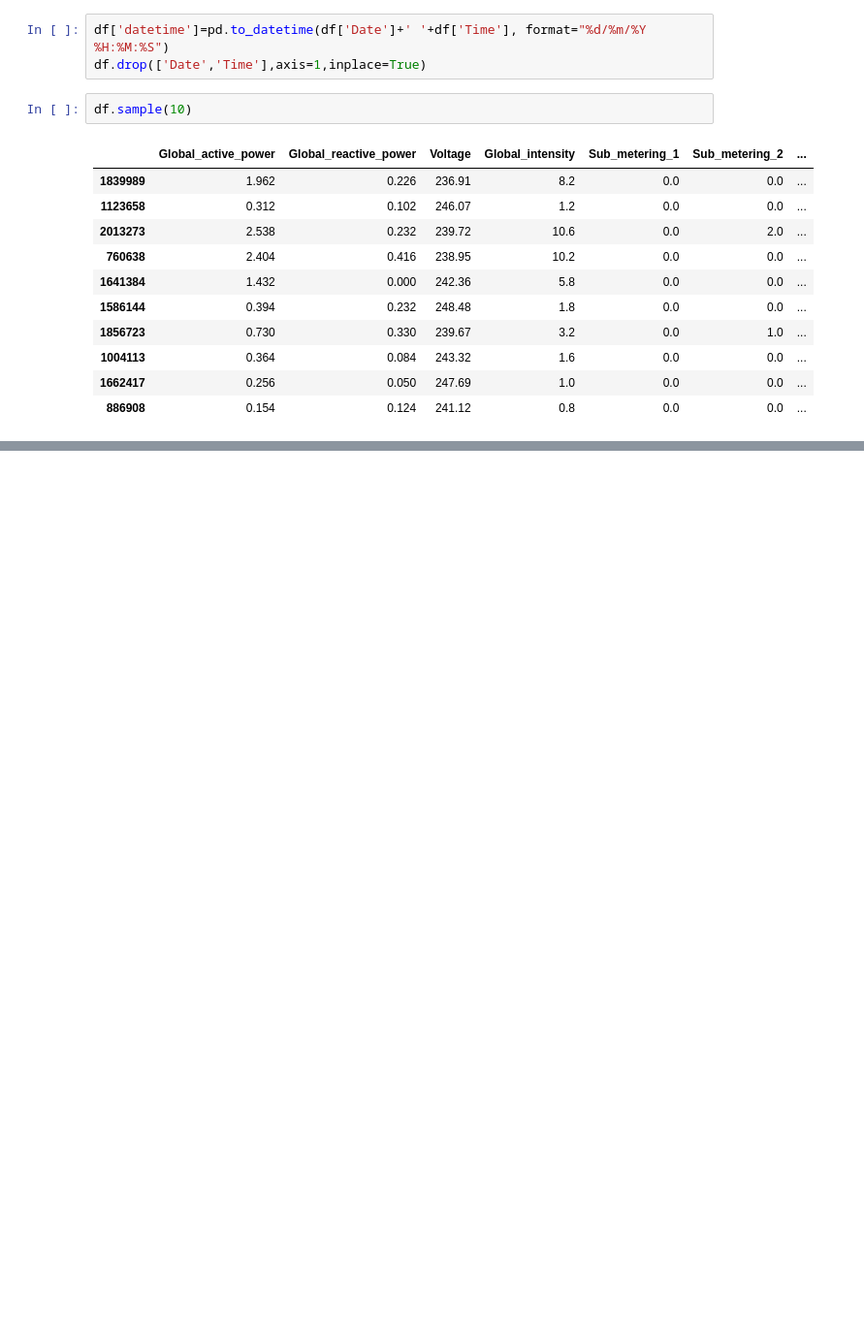
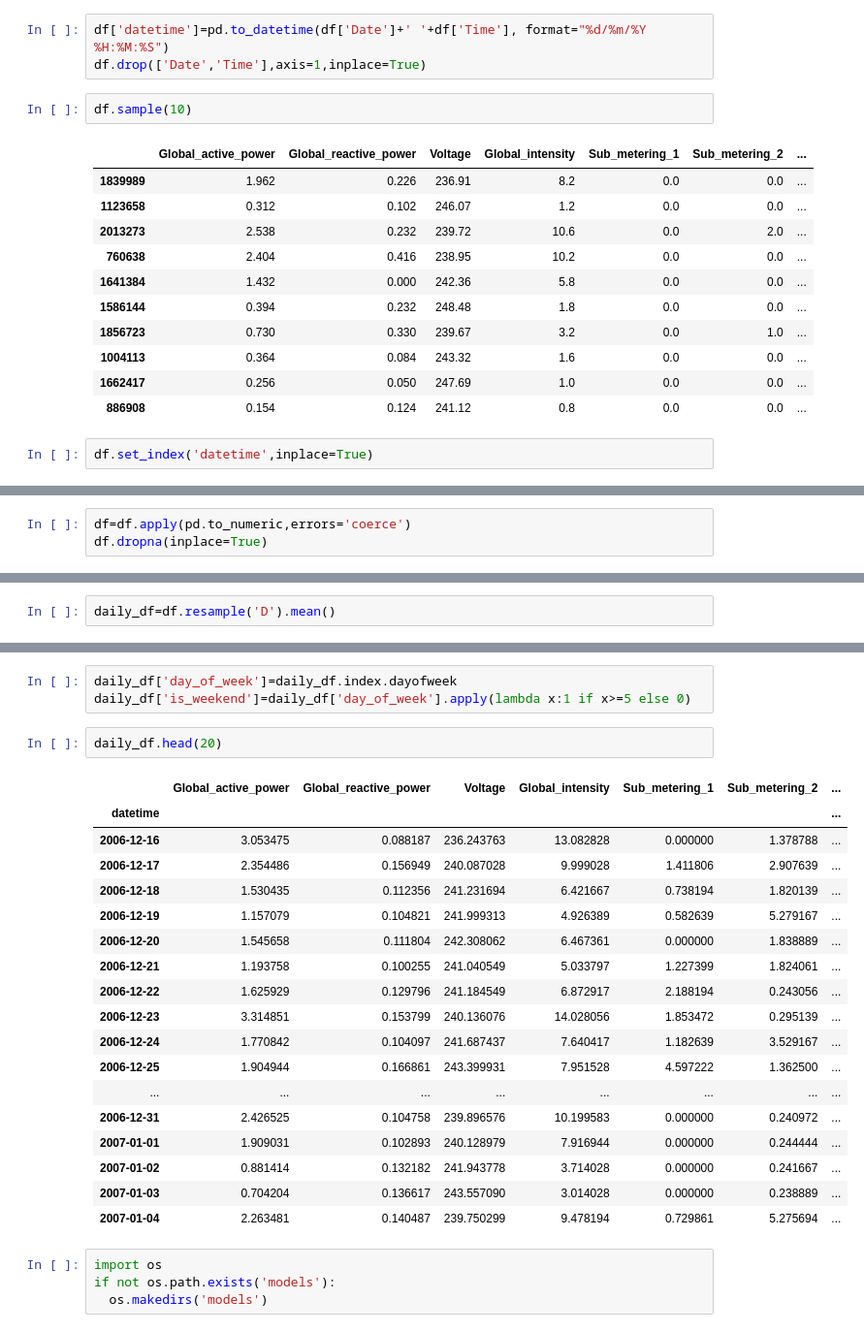
Before and after one commit to NarendarB0152/SmartWattAIProject2, a Jupyter notebook: HouseHold_Energy_Consumption.ipynb, the cells around one changed output, grey strips where cells are left out. Shown: that part at 97% size. Drawn from its saved outputs; the diff is of its cells as text; blank space fills up the shorter version.

```diff
--- a/HouseHold_Energy_Consumption.ipynb
+++ b/HouseHold_Energy_Consumption.ipynb
@@ -59,3 +59,5 @@ df.sample(10)
 | 1004113 | 0.364 | 0.084 | 243.32 | 1.6 | 0.0 | 0.0 | ... |
 | 1662417 | 0.256 | 0.050 | 247.69 | 1.0 | 0.0 | 0.0 | ... |
 | 886908 | 0.154 | 0.124 | 241.12 | 0.8 | 0.0 | 0.0 | ... |
+# %%
+df.set_index('datetime',inplace=True)
@@ -61,0 +91,3 @@ df.sample(10)
+# %%
+df=df.apply(pd.to_numeric,errors='coerce')
+df.dropna(inplace=True)
@@ -61,0 +123,2 @@ df.sample(10)
+# %%
+daily_df=df.resample('D').mean()
@@ -61,0 +140,28 @@ df.sample(10)
+# %%
+daily_df['day_of_week']=daily_df.index.dayofweek
+daily_df['is_weekend']=daily_df['day_of_week'].apply(lambda x:1 if x>=5 else 0)
+# %%
+daily_df.head(20)
+# %% [output]
+|  | Global_active_power | Global_reactive_power | Voltage | Global_intensity | Sub_metering_1 | Sub_metering_2 | ... |
+| datetime |  |  |  |  |  |  | ... |
+| 2006-12-16 | 3.053475 | 0.088187 | 236.243763 | 13.082828 | 0.000000 | 1.378788 | ... |
+| 2006-12-17 | 2.354486 | 0.156949 | 240.087028 | 9.999028 | 1.411806 | 2.907639 | ... |
+| 2006-12-18 | 1.530435 | 0.112356 | 241.231694 | 6.421667 | 0.738194 | 1.820139 | ... |
+| 2006-12-19 | 1.157079 | 0.104821 | 241.999313 | 4.926389 | 0.582639 | 5.279167 | ... |
+| 2006-12-20 | 1.545658 | 0.111804 | 242.308062 | 6.467361 | 0.000000 | 1.838889 | ... |
+| 2006-12-21 | 1.193758 | 0.100255 | 241.040549 | 5.033797 | 1.227399 | 1.824061 | ... |
+| 2006-12-22 | 1.625929 | 0.129796 | 241.184549 | 6.872917 | 2.188194 | 0.243056 | ... |
+| 2006-12-23 | 3.314851 | 0.153799 | 240.136076 | 14.028056 | 1.853472 | 0.295139 | ... |
+| 2006-12-24 | 1.770842 | 0.104097 | 241.687437 | 7.640417 | 1.182639 | 3.529167 | ... |
+| 2006-12-25 | 1.904944 | 0.166861 | 243.399931 | 7.951528 | 4.597222 | 1.362500 | ... |
+| ... | ... | ... | ... | ... | ... | ... | ... |
+| 2006-12-31 | 2.426525 | 0.104758 | 239.896576 | 10.199583 | 0.000000 | 0.240972 | ... |
+| 2007-01-01 | 1.909031 | 0.102893 | 240.128979 | 7.916944 | 0.000000 | 0.244444 | ... |
+| 2007-01-02 | 0.881414 | 0.132182 | 241.943778 | 3.714028 | 0.000000 | 0.241667 | ... |
+| 2007-01-03 | 0.704204 | 0.136617 | 243.557090 | 3.014028 | 0.000000 | 0.238889 | ... |
+| 2007-01-04 | 2.263481 | 0.140487 | 239.750299 | 9.478194 | 0.729861 | 5.275694 | ... |
+# %%
+import os
+if not os.path.exists('models'):
+  os.makedirs('models')
```
Also changed, not shown: parts of 5 cells of this notebook.
